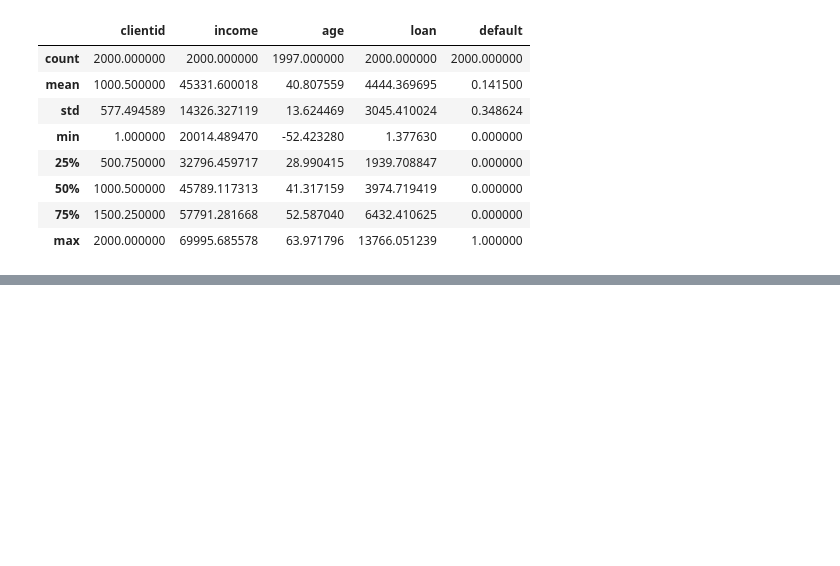
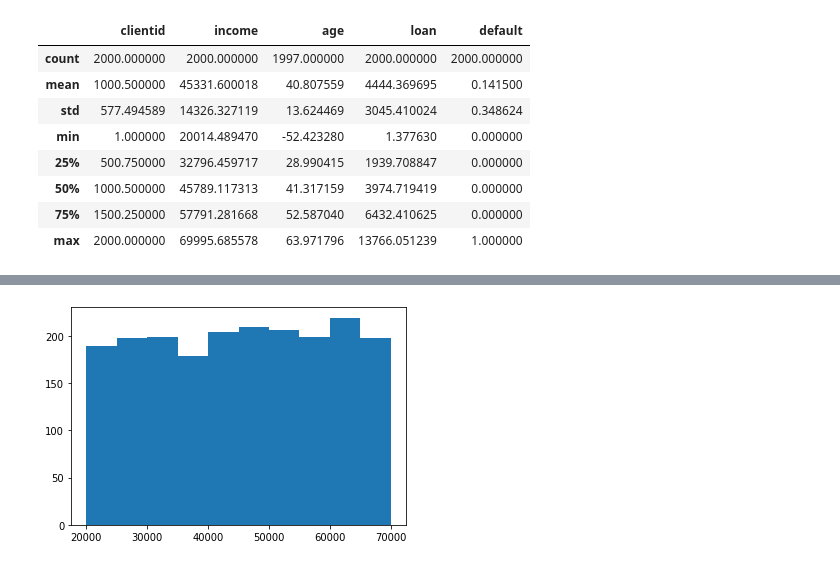
Before and after one commit to avitorvilela/udemy_mLds, a Jupyter notebook: base_credit.ipynb, the cells around one changed output, grey strips where cells are left out. Saved outputs shown, nothing was run; the diff lists cells and outputs as text; code cells hidden in the pictures; blank space fills up the shorter version.

```diff
--- a/base_credit.ipynb
+++ b/base_credit.ipynb
@@ -95,0 +113,4 @@ base_credit.describe()
+# %%
+plt.hist(x = base_credit['income']); # Matplotlib
+# %% [output]
+[figure, added]
```
Also changed, not shown: parts of 12 cells of this notebook.
